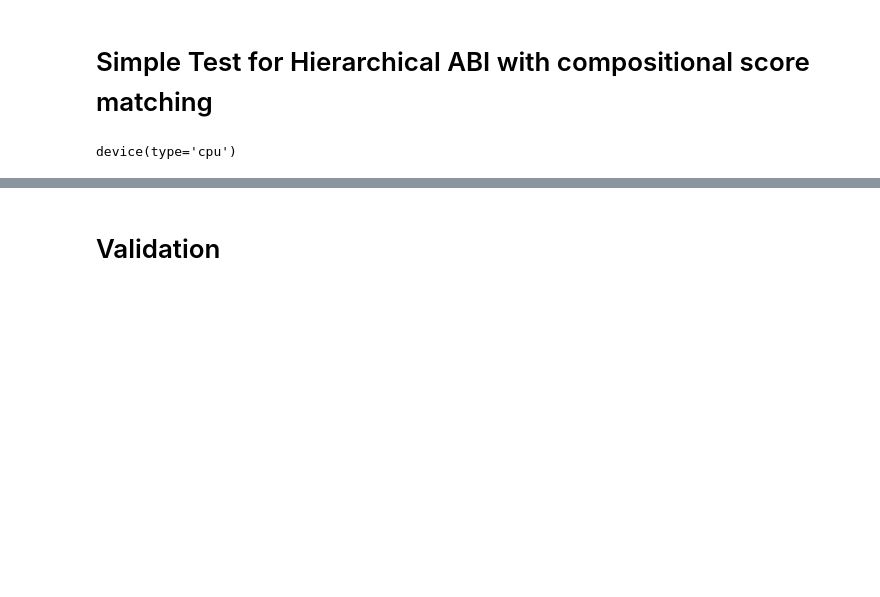
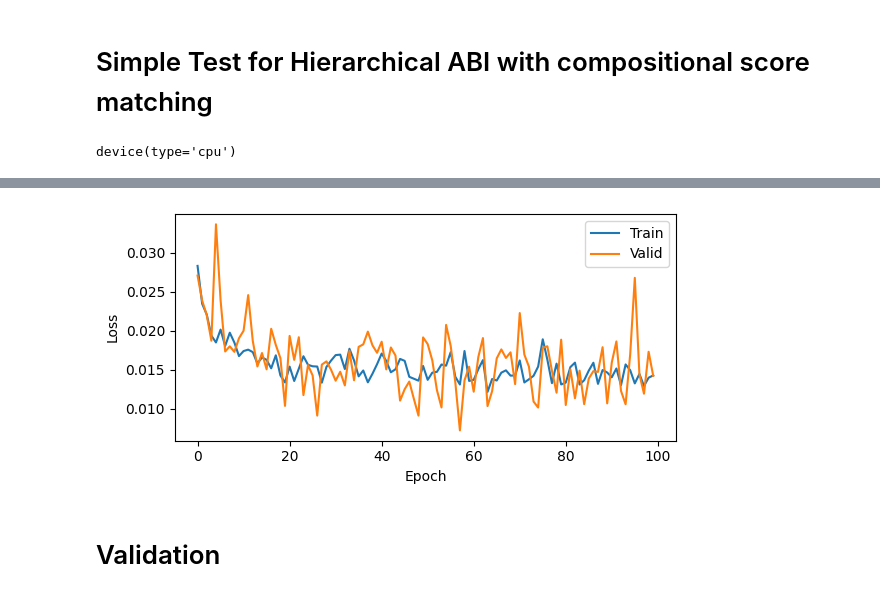
Before and after one commit to bayesflow-org/hierarchical-abi, a Jupyter notebook: simple test.ipynb, the cells around one changed output, grey strips where cells are left out. Cells and saved outputs as stored; diff of their text form; code cells hidden in the pictures; blank space fills up the shorter version.

```diff
--- a/simple test.ipynb
+++ b/simple test.ipynb
@@ -10,8 +10,8 @@ import torch.nn as nn
 import torch.optim as optim
 from torch.utils.data import DataLoader, TensorDataset
 # %%
-mps_device = torch.device("cpu")
-mps_device
+torch_device = torch.device("cpu")
+torch_device
 # %% [output]
 device(type='cpu')
 # %%
@@ -321,0 +394,8 @@ loss_history = train_score_model(score_model, dataloader, dataloader_valid=datal
+# %%
+# Train model
+score_model.train()
+loss_history = train_score_model(score_model, dataloader, dataloader_valid=dataloader_valid,
+                                 train_global=train_global,
+                                 T=T, epochs=100, lr=1e-3, steps_diffusion_time=steps_time,
+                                 device=torch_device)
+score_model.eval();
@@ -322,10 +404,13 @@ loss_history = train_score_model(score_model, dataloader, dataloader_valid=datal
 # %%
 # plot loss history
+plt.figure(figsize=(6, 3), tight_layout=True)
 plt.plot(loss_history[:, 0], label='Train')
 plt.plot(loss_history[:, 1], label='Valid')
 plt.xlabel('Epoch')
 plt.ylabel('Loss')
 plt.legend()
 plt.show()
+# %% [output]
+[figure, added]
 # %%
 # Annealed Langevin Dynamics for Sampling
```
Also changed, not shown: parts of 30 cells of this notebook.
